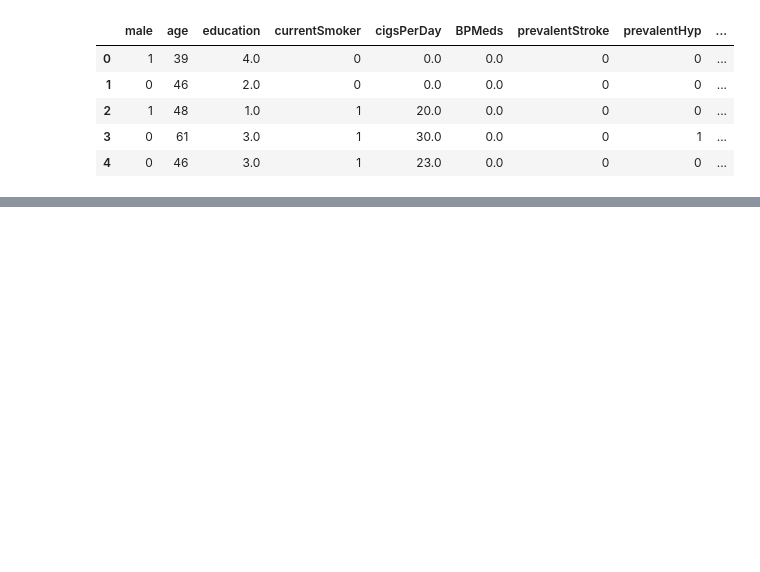
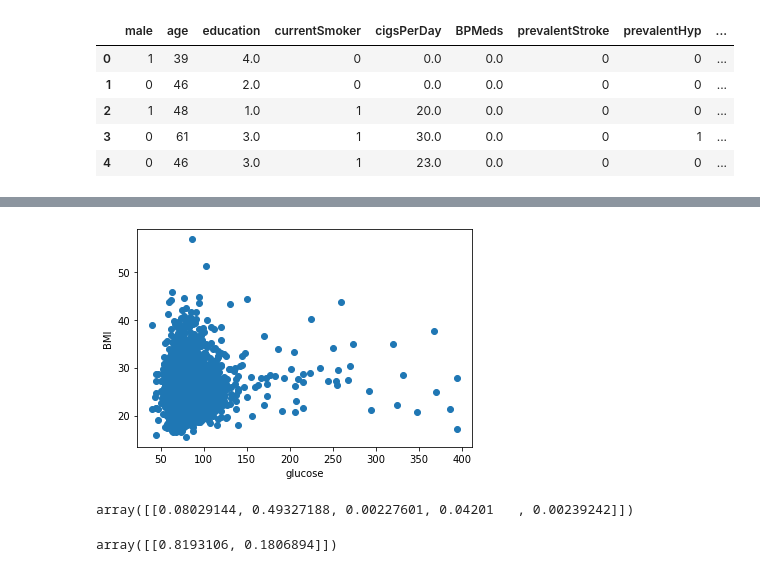
Before and after one commit to omarvar2000/DATA-445, a Jupyter notebook: In_Class/in_class_2/in_class_2.ipynb, the cells around one changed output, grey strips where cells are left out. Saved outputs shown, nothing was run; the diff lists cells and outputs as text; code cells hidden in the pictures; blank space fills up the shorter version.

```diff
--- a/In_Class/in_class_2/in_class_2.ipynb
+++ b/In_Class/in_class_2/in_class_2.ipynb
@@ -25,0 +52,7 @@ heart.head()
+# %%
+plt.scatter(x = 'glucose', y = 'BMI', data = heart)
+plt.xlabel('glucose')
+plt.ylabel('BMI')
+plt.show();
+# %% [output]
+[figure, added]
@@ -25,0 +62,19 @@ heart.head()
+# %%
+from sklearn.linear_model import LogisticRegression
+
+#Defining the input and target variables
+X = heart[['age', 'currentSmoker', 'totChol', 'BMI', 'heartRate']]
+Y = heart['TenYearCHD']
+
+#Building the logistic regression model
+logit_md = LogisticRegression().fit(X,Y)
+
+#Extracting the estimated coefficients
+logit_md.coef_
+# %% [output]
+array([[0.08029144, 0.49327188, 0.00227601, 0.04201   , 0.00239242]])
+# %%
+#Predicting the likelihood
+logit_md.predict_proba([[50, 1, 250, 27, 85]])
+# %% [output]
+array([[0.8193106, 0.1806894]])
```
Also changed, not shown: parts of 5 cells of this notebook.
